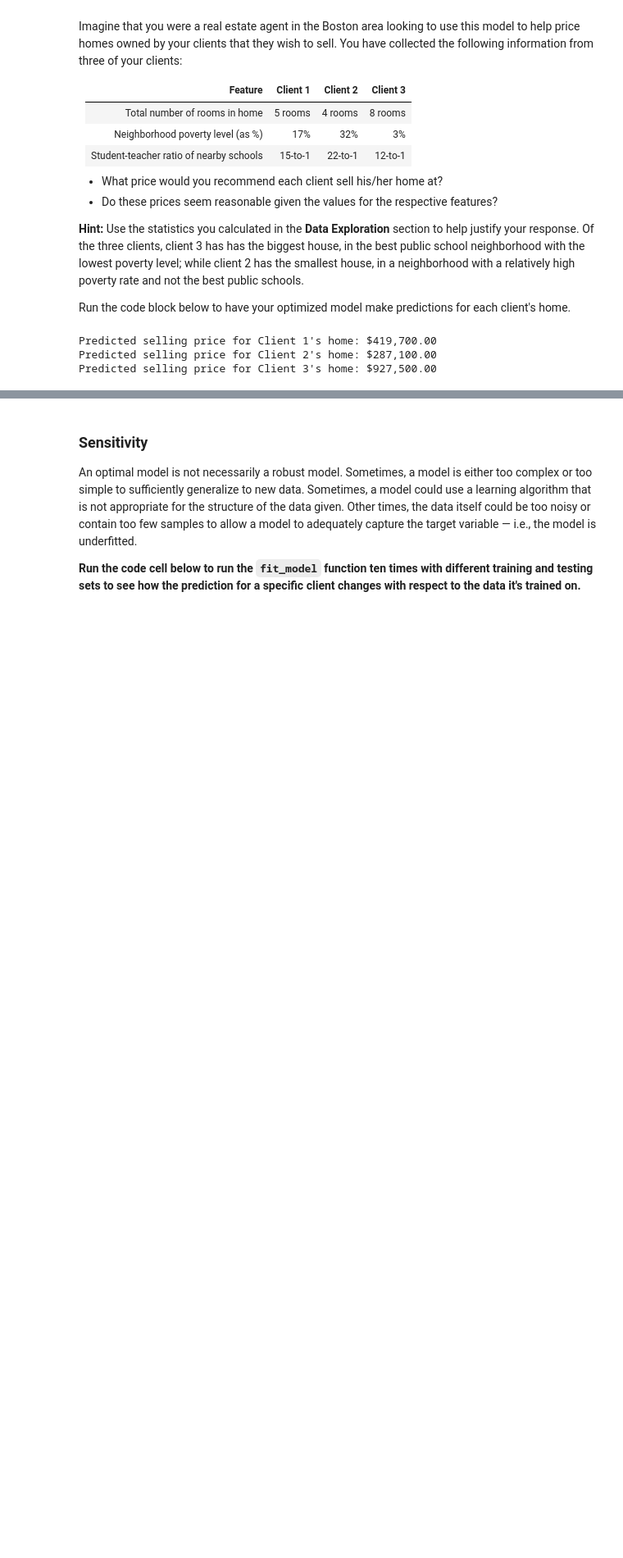
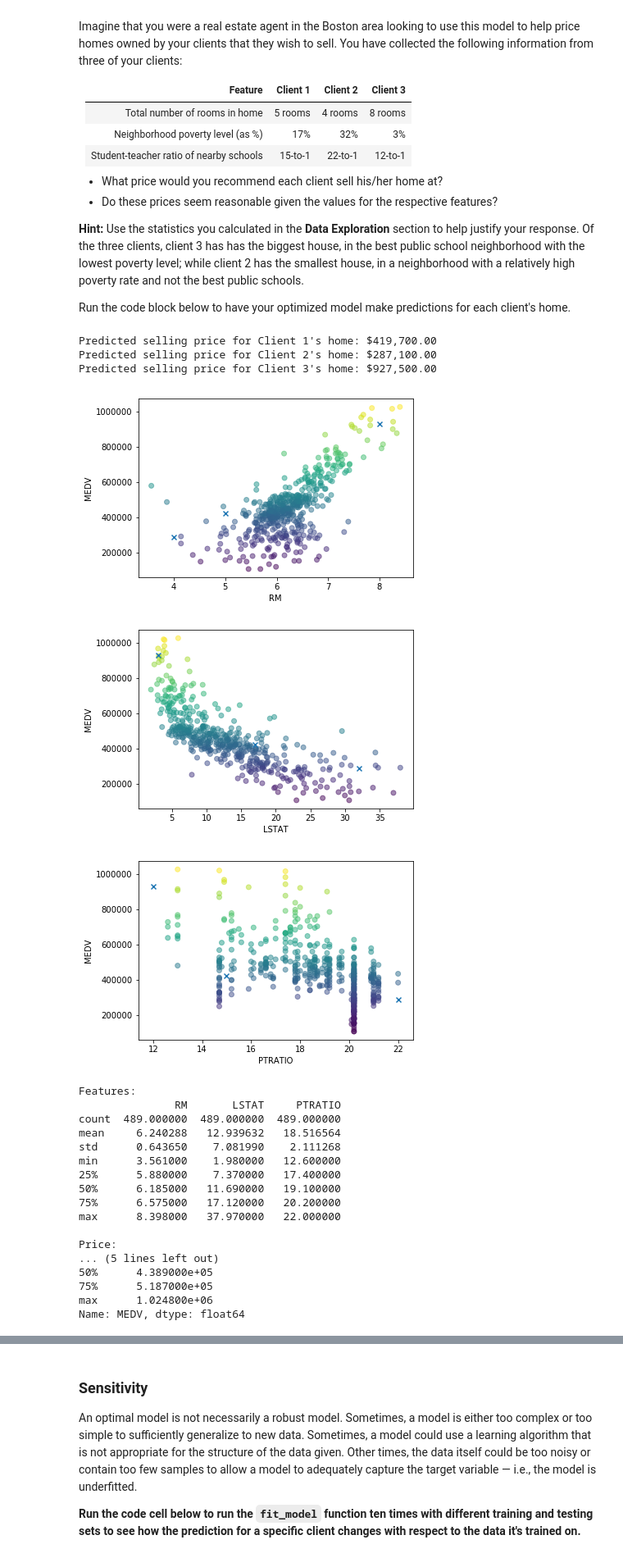
Before and after one commit to n101012000/udacity_boston_housing, a Jupyter notebook: boston_housing.ipynb, the cells around one changed output, grey strips where cells are left out. Shown at 82% size. Cells and saved outputs as stored; diff of their text form; code cells hidden in the pictures; blank space fills up the shorter version.

```diff
--- a/boston_housing.ipynb
+++ b/boston_housing.ipynb
@@ -365,13 +365,50 @@ Run the code block below to have your optimized model make predictions for each
 # %%
 # Produce a matrix for client data
 client_data = [[5, 17, 15], # Client 1
                [4, 32, 22], # Client 2
                [8, 3, 12]]  # Client 3
 
 # Show predictions
 for i, price in enumerate(reg.predict(client_data)):
     print "Predicted selling price for Client {}'s home: ${:,.2f}".format(i+1, price)
+
+from matplotlib import pyplot as plt
+
+clients = np.transpose(client_data)
+preds = reg.predict(client_data)
+for i, feat in enumerate(['RM', 'LSTAT', 'PTRATIO']):
+    plt.scatter(features[feat], prices, alpha=0.5, c=prices)
+    plt.scatter(clients[i], preds, marker='x', linewidths=2)
+    plt.xlabel(feat)
+    plt.ylabel('MEDV')
+    plt.show()
+
+# Show descriptive statistics for each feature\n",
+print 'Features:'
+print features.describe()
+print '\nPrice:'
+print prices.describe()
 # %% [output]
 Predicted selling price for Client 1's home: $419,700.00
 Predicted selling price for Client 2's home: $287,100.00
 Predicted selling price for Client 3's home: $927,500.00
+[figure, added]
+[figure, added]
+[figure, added]
+Features:
+               RM       LSTAT     PTRATIO
+count  489.000000  489.000000  489.000000
+mean     6.240288   12.939632   18.516564
+std      0.643650    7.081990    2.111268
+min      3.561000    1.980000   12.600000
+25%      5.880000    7.370000   17.400000
+50%      6.185000   11.690000   19.100000
+75%      6.575000   17.120000   20.200000
+max      8.398000   37.970000   22.000000
+
+Price:
+... (5 lines left out)
+50%      4.389000e+05
+75%      5.187000e+05
+max      1.024800e+06
+Name: MEDV, dtype: float64
```
Also changed, not shown: parts of 5 cells of this notebook.
